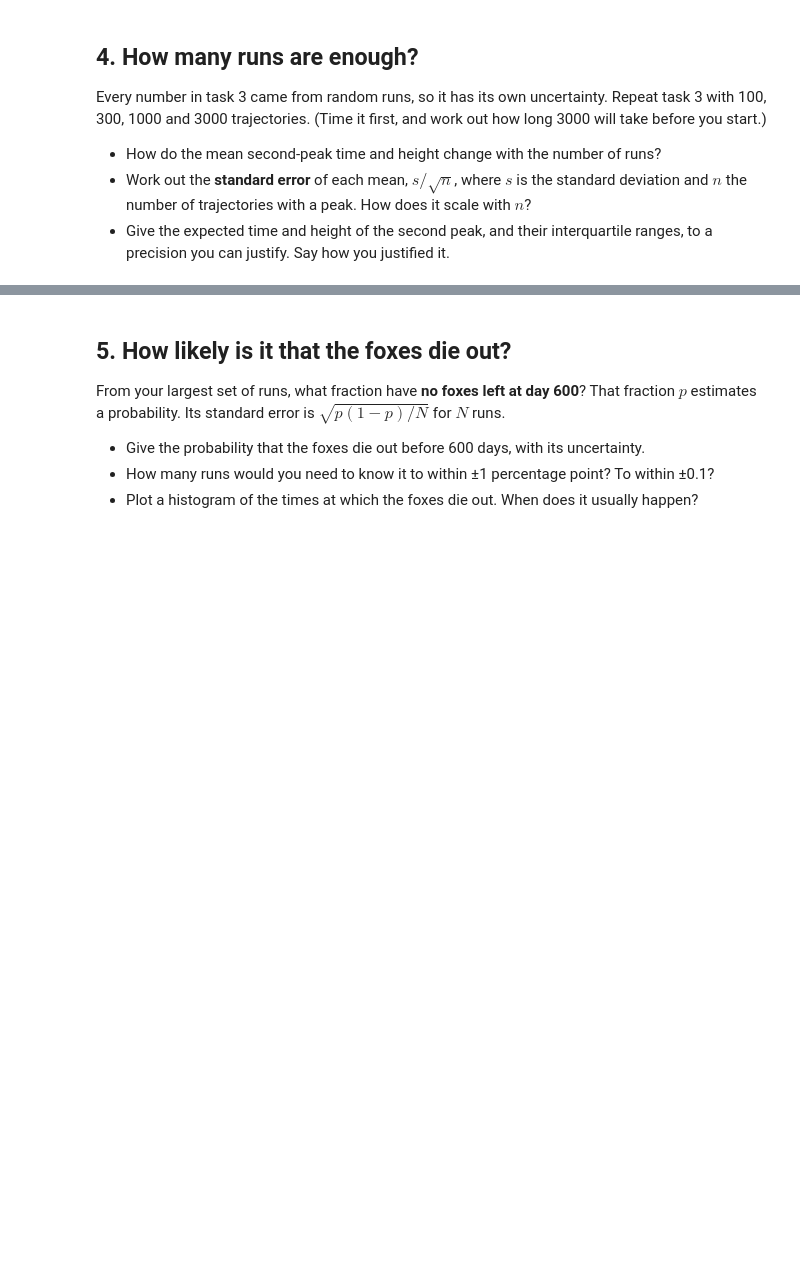
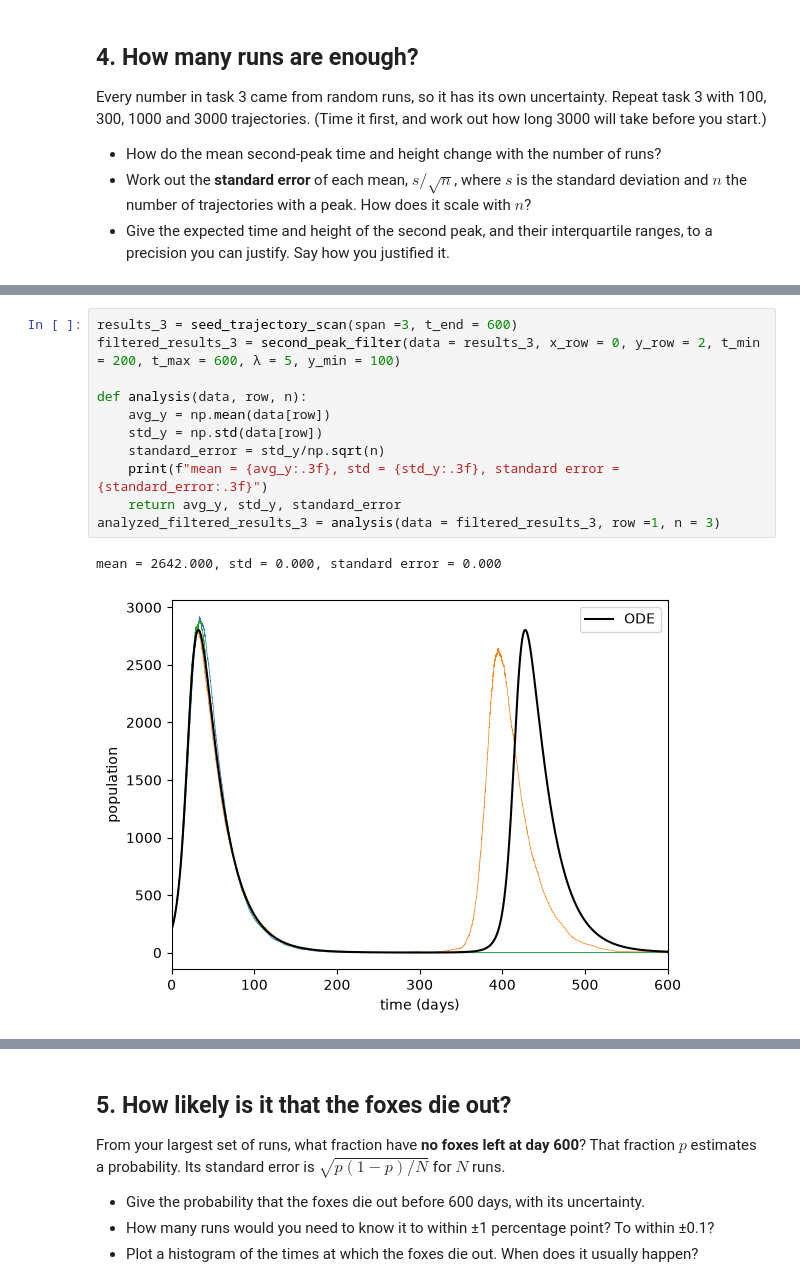
Before and after one commit to mitchellmlibby/kinetic-monte-carlo, a Jupyter notebook: rabbits-and-foxes-kmc.ipynb, the cells around one changed output, grey strips where cells are left out. Drawn from its saved outputs; the diff is of its cells as text; blank space fills up the shorter version.

```diff
--- a/rabbits-and-foxes-kmc.ipynb
+++ b/rabbits-and-foxes-kmc.ipynb
@@ -449,0 +491,14 @@ span 100: 10.76 sec
+# %%
+results_3 = seed_trajectory_scan(span =3, t_end = 600)
+filtered_results_3 = second_peak_filter(data = results_3, x_row = 0, y_row = 2, t_min = 200, t_max = 600, λ = 5, y_min = 100)
+
+def analysis(data, row, n):
+    avg_y = np.mean(data[row])
+    std_y = np.std(data[row])
+    standard_error = std_y/np.sqrt(n)
+    print(f"mean = {avg_y:.3f}, std = {std_y:.3f}, standard error = {standard_error:.3f}")
+    return avg_y, std_y, standard_error
+analyzed_filtered_results_3 = analysis(data = filtered_results_3, row =1, n = 3)
+# %% [output]
+mean = 2642.000, std = 0.000, standard error = 0.000
+[figure, added]
```
Also changed, not shown: parts of 14 cells of this notebook.
